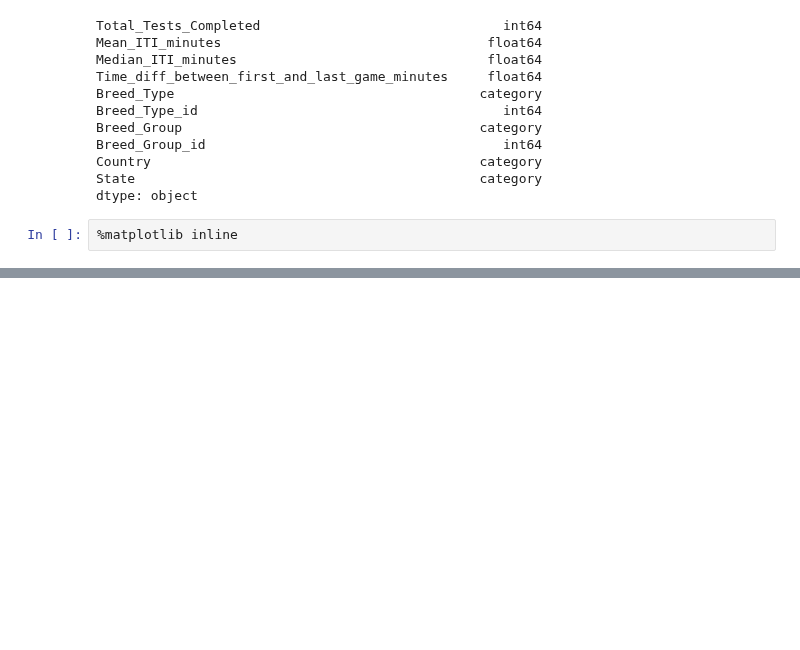
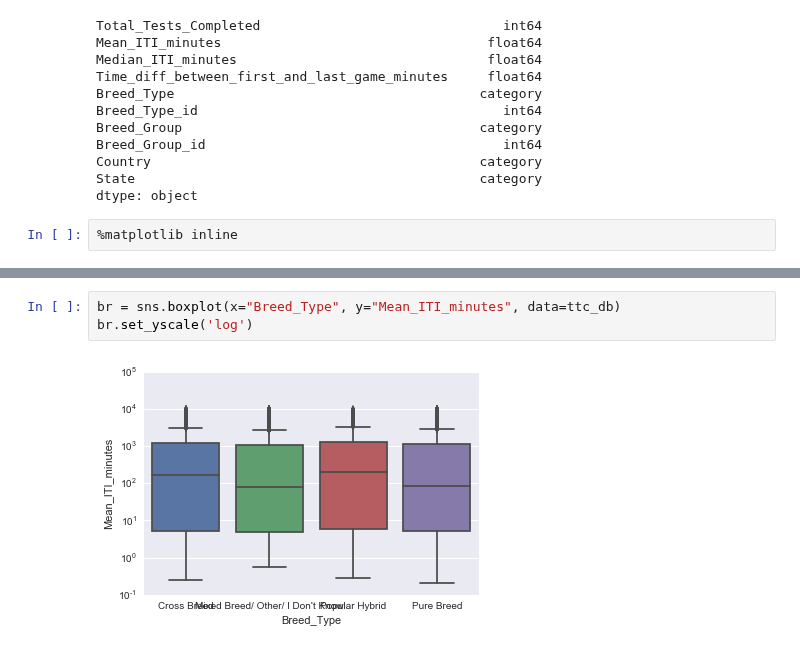
Before and after one commit to arfu2016/dog_id, a Jupyter notebook: 1p4ETL_SQL.ipynb, the cells around one changed output, grey strips where cells are left out. Saved outputs shown, nothing was run; the diff lists cells and outputs as text; blank space fills up the shorter version.

```diff
--- a/1p4ETL_SQL.ipynb
+++ b/1p4ETL_SQL.ipynb
@@ -359,0 +360,5 @@ array([[<matplotlib.axes._subplots.AxesSubplot object at 0x...>,
+# %%
+br = sns.boxplot(x="Breed_Type", y="Mean_ITI_minutes", data=ttc_db)
+br.set_yscale('log')
+# %% [output]
+[figure, added]
```
Also changed, not shown: parts of 8 cells of this notebook.
